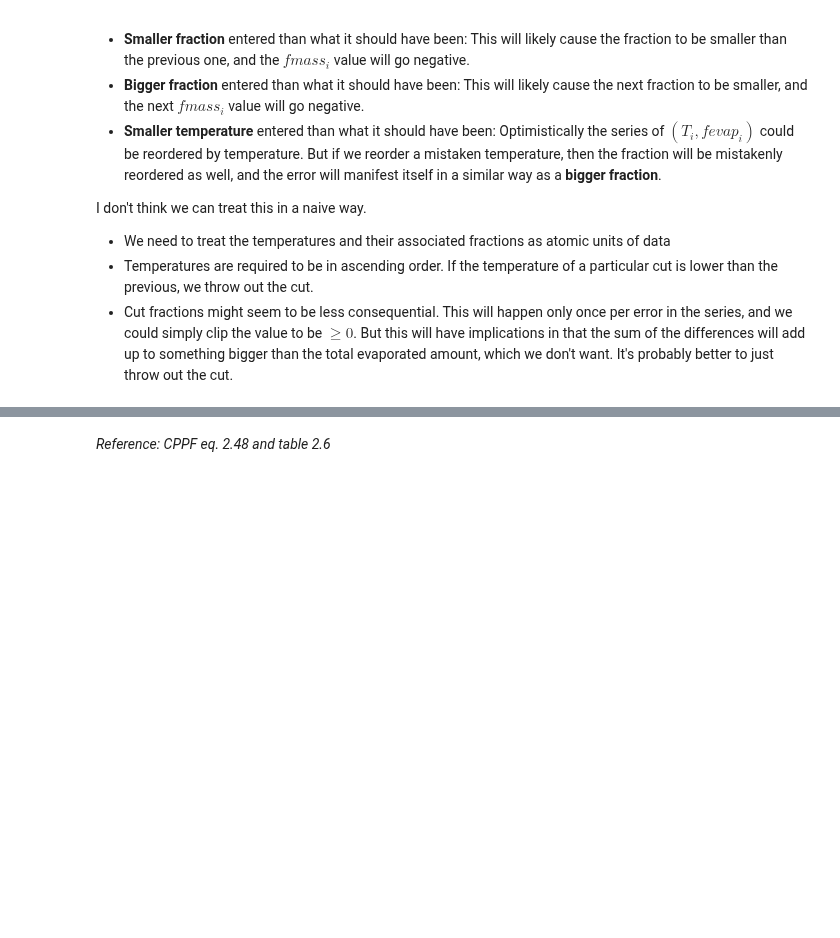
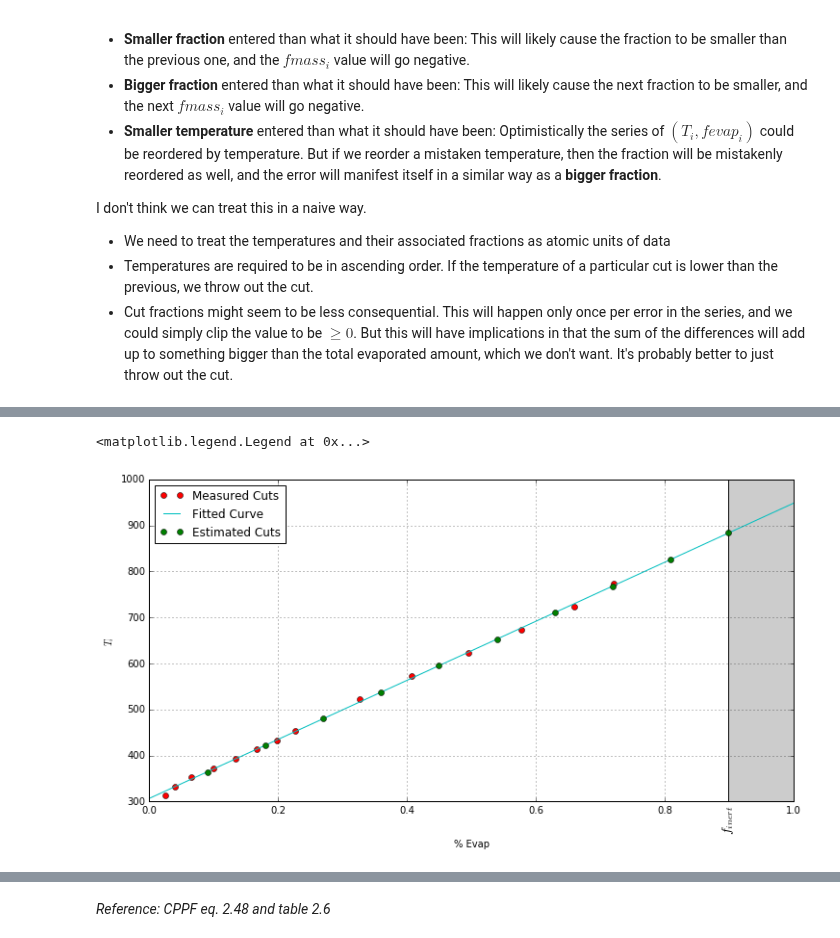
Before and after one commit to NOAA-ORR-ERD/OilLibrary, a Jupyter notebook: documentation/notebooks/Oil_Properties_Estimation.ipynb, the cells around one changed output, grey strips where cells are left out. Saved outputs shown, nothing was run; the diff lists cells and outputs as text; code cells hidden in the pictures; blank space fills up the shorter version.

```diff
--- a/documentation/notebooks/Oil_Properties_Estimation.ipynb
+++ b/documentation/notebooks/Oil_Properties_Estimation.ipynb
@@ -723,0 +697,61 @@ for obj in (ans_mp, ans_2002, bahia, arabian, canola):
+# %%
+plt.figure(1, figsize=(12,6))
+ax = plt.subplot(111)
+
+#print list(oil_culled_cuts(ans_2002))
+num_cuts = 10
+boiling_points = [c.vapor_temp_k for c in oil_culled_cuts(ans_2002)]
+cum_fractions = [c.fraction for c in oil_culled_cuts(ans_2002)]
+f_res, f_asph = oil_inert_fractions(ans_2002)
+
+'''
+    plot the cut points
+'''
+plt.plot(cum_fractions, boiling_points, 'ro', label="Measured Cuts")
+
+plt.xlabel('% Evap')
+plt.ylabel(r'$T_i$')
+plt.grid()
+
+def linear(x, a, b):
+    return (a * x + b)
+
+def inverse_linear(y, a, b):
+    return (y - b) / a
+
+"""
+    curve_fit the linear
+"""
+popt, pcov = curve_fit(linear, boiling_points, cum_fractions)
+
+# now plot our inverse linear curve with a bunch of fractions from 0.0001 to 0.9999
+new_fracs = np.linspace(0.0001, 0.9999, 100)
+plt.plot(new_fracs, inverse_linear(new_fracs, *popt), '-c', label="Fitted Curve")
+
+# now plot our inverse linear curve with the N fractions we intend to use
+new_fracs = np.linspace(0.0, 1.0 - f_res - f_asph, num_cuts + 1)[1:]
+plt.plot(new_fracs, inverse_linear(new_fracs, *popt), 'go', label="Estimated Cuts")
+
+# make the shaded region
+low, high = 1.0 - f_res - f_asph, 1.0
+ix = (low, high)
+iy = (1000.0, 1000.0)
+verts = [(low,0)] + list(zip(ix,iy)) + [(high,0)]
+poly = Polygon(verts, facecolor='0.8', edgecolor='k')
+ax.add_patch(poly)
+
+# ticks for the shaded region
+extraticks = [low,]
+extralabels = [r'${f_{inert}}$',]
+plt.xticks(list(plt.xticks()[0]) + extraticks,
+           list(plt.xticks()[0]) + extralabels)
+
+for tick in ax.xaxis.get_major_ticks():
+    if tick.label.get_text().find('inert') >= 0:
+        tick.label.set_fontsize(14)
+        tick.label.set_rotation('vertical')
+
+plt.legend(loc='upper left')
+# %% [output]
+<matplotlib.legend.Legend at 0x...>
+[figure, added]
```
Also changed, not shown: parts of 266 cells of this notebook.
